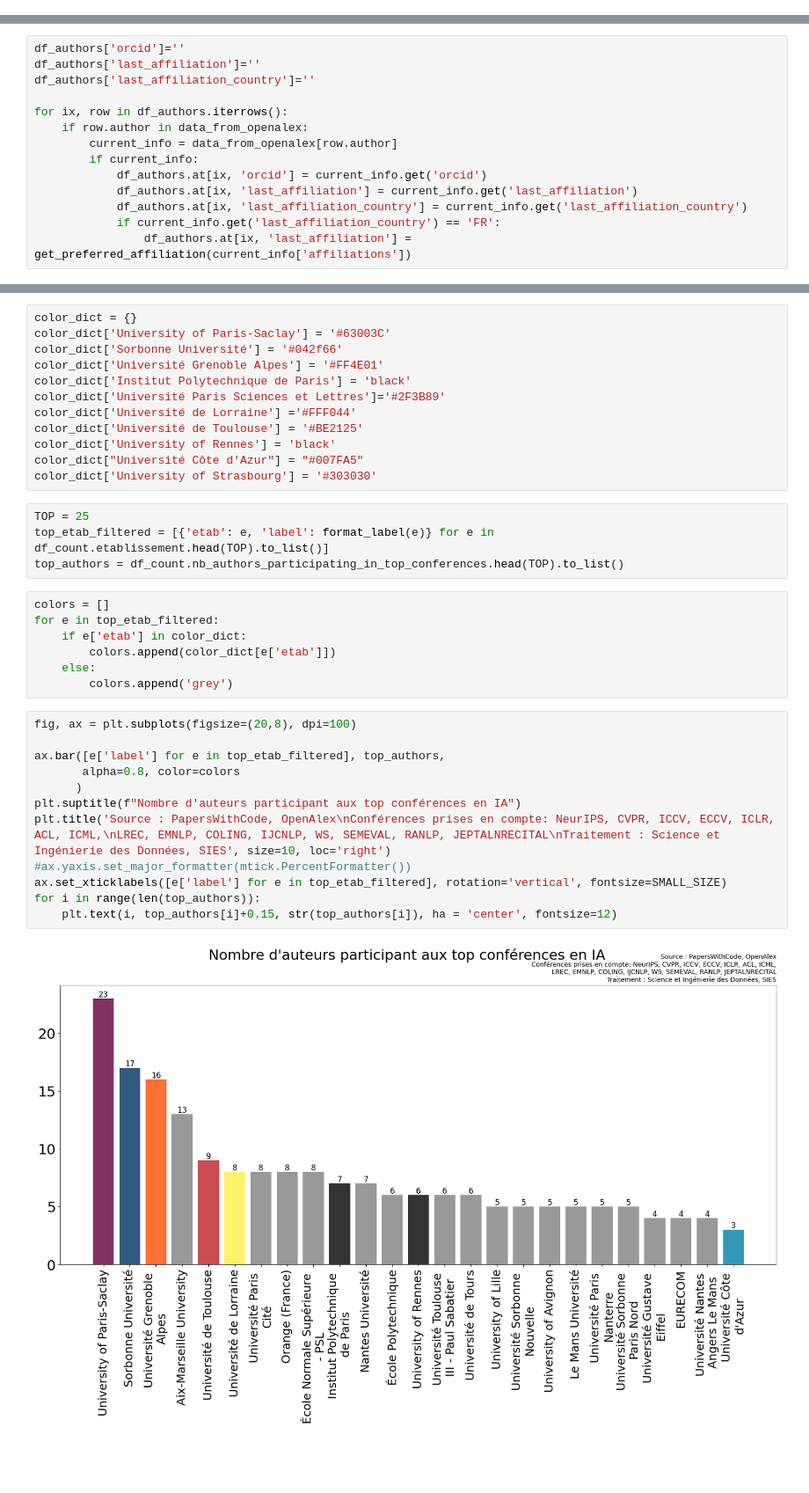
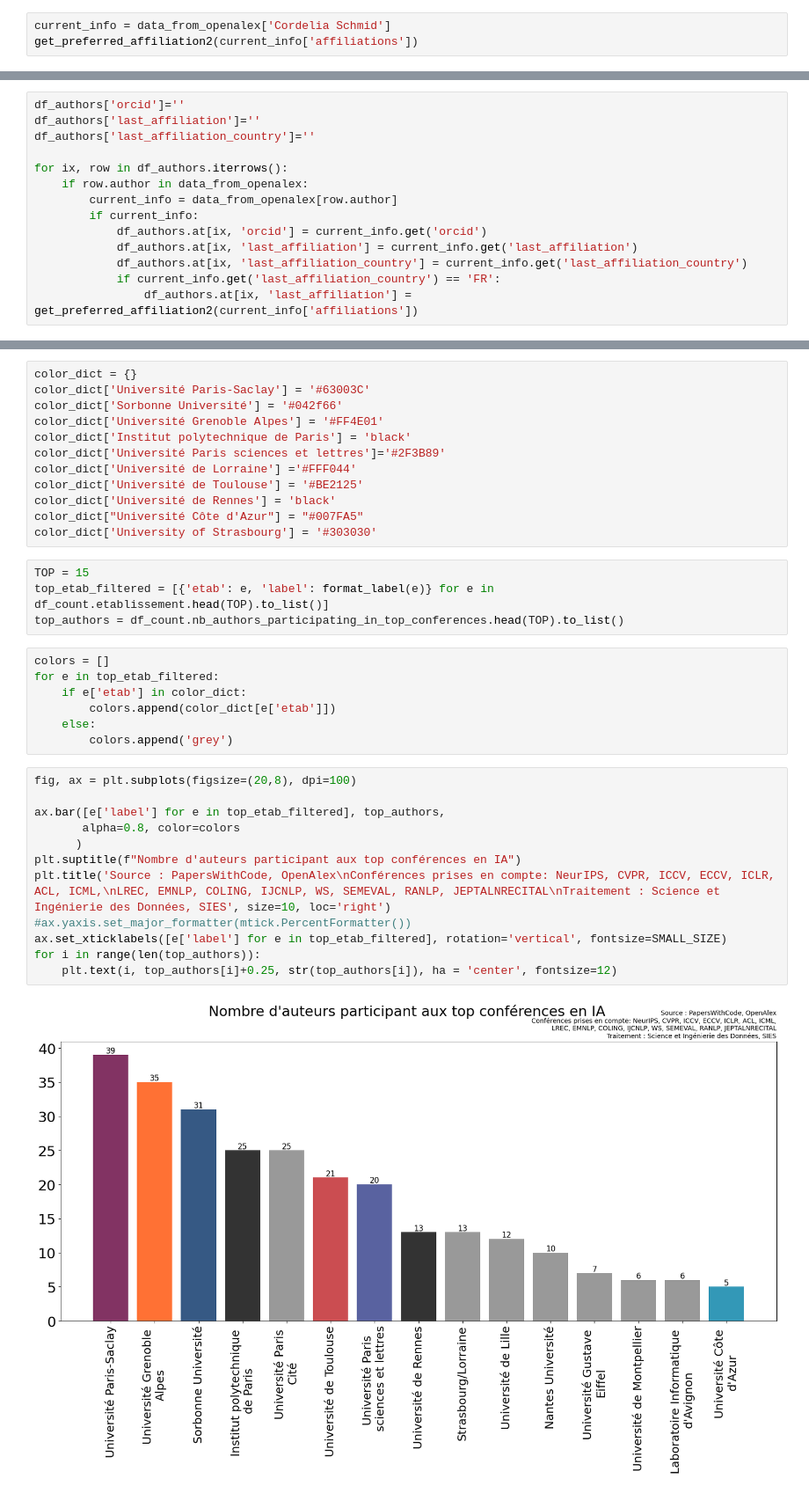
Before and after one commit to dataesr/ia-tracker, a Jupyter notebook: notebooks/PapersWithCode.ipynb, the cells around one changed output, grey strips where cells are left out. Shown at 88% size. Drawn from its saved outputs; the diff is of its cells as text; blank space fills up the shorter version.

```diff
--- a/notebooks/PapersWithCode.ipynb
+++ b/notebooks/PapersWithCode.ipynb
@@ -78,0 +134,3 @@ len(data_from_openalex)
+# %%
+current_info = data_from_openalex['Cordelia Schmid']
+get_preferred_affiliation2(current_info['affiliations'])
@@ -111,7 +171,7 @@ for ix, row in df_authors.iterrows():
             df_authors.at[ix, 'last_affiliation'] = current_info.get('last_affiliation')
             df_authors.at[ix, 'last_affiliation_country'] = current_info.get('last_affiliation_country')
             if current_info.get('last_affiliation_country') == 'FR':
-                df_authors.at[ix, 'last_affiliation'] = get_preferred_affiliation(current_info['affiliations'])
+                df_authors.at[ix, 'last_affiliation'] = get_preferred_affiliation2(current_info['affiliations'])
 # %%
 df_authors['total_top15_conferences'] = df_authors['total']
 del df_authors['total']
@@ -173,18 +233,18 @@ plt.rc('legend', fontsize=SIZE)    # legend fontsize
 plt.rc('figure', titlesize=SIZE)  # fontsize of the figure title
 # %%
 color_dict = {}
-color_dict['University of Paris-Saclay'] = '#63003C'
+color_dict['Université Paris-Saclay'] = '#63003C'
 color_dict['Sorbonne Université'] = '#042f66'
 color_dict['Université Grenoble Alpes'] = '#FF4E01'
-color_dict['Institut Polytechnique de Paris'] = 'black'
-color_dict['Université Paris Sciences et Lettres']='#2F3B89'
+color_dict['Institut polytechnique de Paris'] = 'black'
+color_dict['Université Paris sciences et lettres']='#2F3B89'
 color_dict['Université de Lorraine'] ='#FFF044'
 color_dict['Université de Toulouse'] = '#BE2125'
-color_dict['University of Rennes'] = 'black'
+color_dict['Université de Rennes'] = 'black'
 color_dict["Université Côte d'Azur"] = "#007FA5"
 color_dict['University of Strasbourg'] = '#303030'
 # %%
-TOP = 25
+TOP = 15
 top_etab_filtered = [{'etab': e, 'label': format_label(e)} for e in df_count.etablissement.head(TOP).to_list()]
 top_authors = df_count.nb_authors_participating_in_top_conferences.head(TOP).to_list()
 # %%
@@ -197,14 +257,14 @@ for e in top_etab_filtered:
 # %%
 fig, ax = plt.subplots(figsize=(20,8), dpi=100)
 
 ax.bar([e['label'] for e in top_etab_filtered], top_authors,
        alpha=0.8, color=colors
       )
 plt.suptitle(f"Nombre d'auteurs participant aux top conférences en IA")
 plt.title('Source : PapersWithCode, OpenAlex\nConférences prises en compte: NeurIPS, CVPR, ICCV, ECCV, ICLR, ACL, ICML,\nLREC, EMNLP, COLING, IJCNLP, WS, SEMEVAL, RANLP, JEPTALNRECITAL\nTraitement : Science et Ingénierie des Données, SIES', size=10, loc='right')
 #ax.yaxis.set_major_formatter(mtick.PercentFormatter())
 ax.set_xticklabels([e['label'] for e in top_etab_filtered], rotation='vertical', fontsize=SMALL_SIZE)
 for i in range(len(top_authors)):
-    plt.text(i, top_authors[i]+0.15, str(top_authors[i]), ha = 'center', fontsize=12)
+    plt.text(i, top_authors[i]+0.25, str(top_authors[i]), ha = 'center', fontsize=12)
 # %% [output]
-[figure, old version]
+[figure, new version]
```
Also changed, not shown: parts of 5 cells of this notebook, 2 other files.
